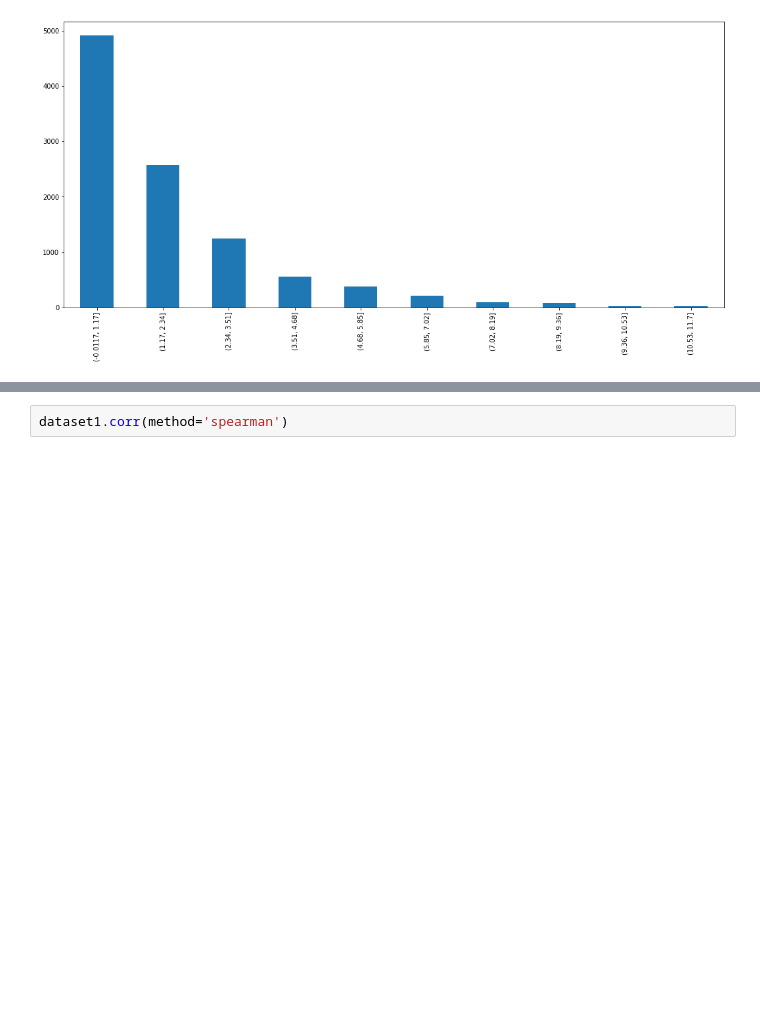
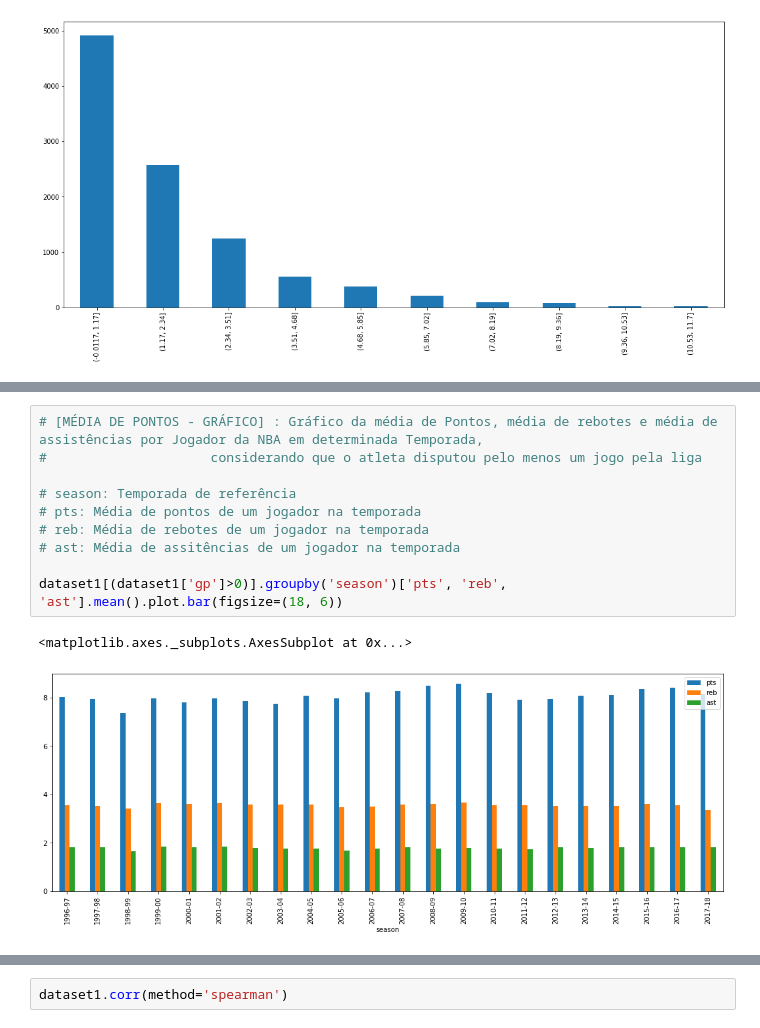
Before and after one commit to cristianosps/Introducao_Ciencia_de_Dados, a Jupyter notebook: Interpretacao_Estatistica_NBA_1996_2016.ipynb, the cells around one changed output, grey strips where cells are left out. Drawn from its saved outputs; the diff is of its cells as text; blank space fills up the shorter version.

```diff
--- a/Interpretacao_Estatistica_NBA_1996_2016.ipynb
+++ b/Interpretacao_Estatistica_NBA_1996_2016.ipynb
@@ -559,0 +610,13 @@ counts.plot.bar(figsize=(18,8))
+# %%
+# [MÉDIA DE PONTOS - GRÁFICO] : Gráfico da média de Pontos, média de rebotes e média de assistências por Jogador da NBA em determinada Temporada,
+#                     considerando que o atleta disputou pelo menos um jogo pela liga
+
+# season: Temporada de referência
+# pts: Média de pontos de um jogador na temporada
+# reb: Média de rebotes de um jogador na temporada
+# ast: Média de assitências de um jogador na temporada
+
+dataset1[(dataset1['gp']>0)].groupby('season')['pts', 'reb', 'ast'].mean().plot.bar(figsize=(18, 6))
+# %% [output]
+<matplotlib.axes._subplots.AxesSubplot at 0x...>
+[figure, added]
```
Also changed, not shown: parts of 31 cells of this notebook.
